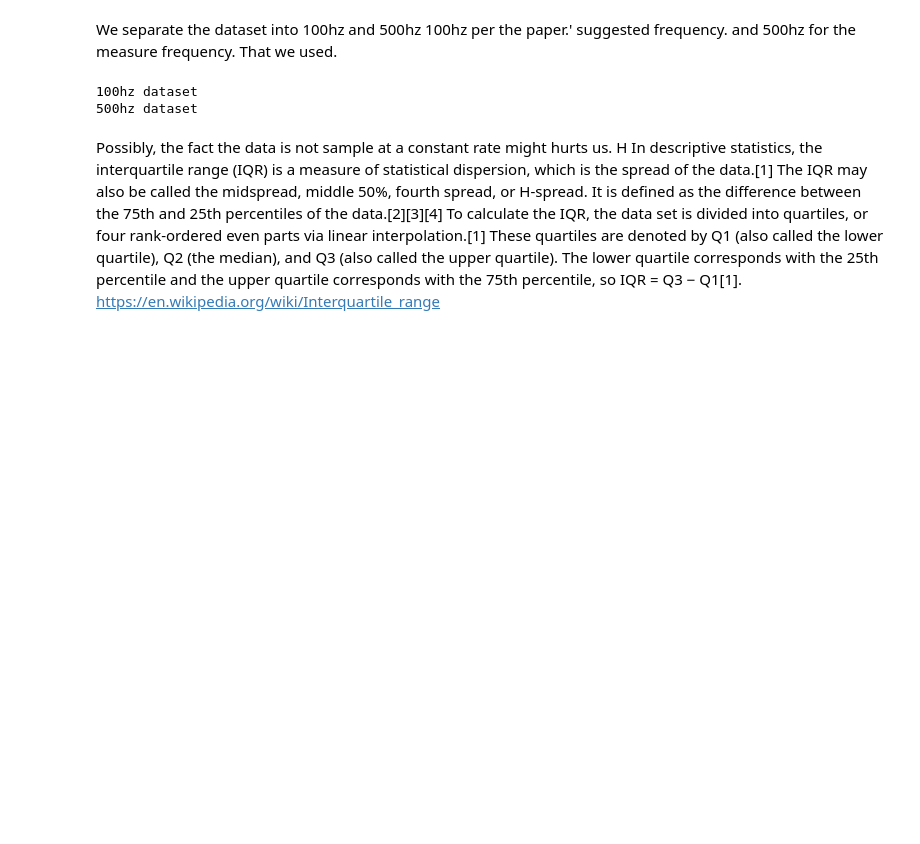
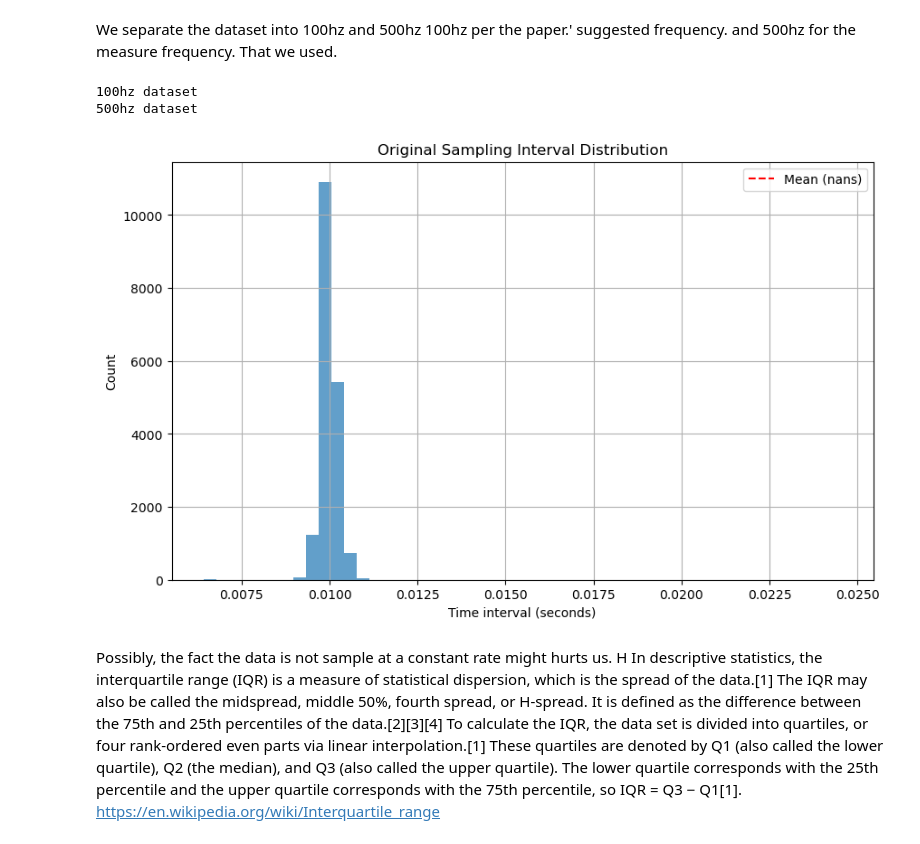
Before and after one commit to TheNewtonCapstone/newton-motor-modelling, a Jupyter notebook: training/mlp.ipynb, the cells around one changed output. Cells and saved outputs as stored; diff of their text form; code cells hidden in the pictures; blank space fills up the shorter version.

```diff
--- a/training/mlp.ipynb
+++ b/training/mlp.ipynb
@@ -72,6 +72,7 @@ class ActuatorDataset(Dataset):
         features = []
         targets = []
 
+
         for i in range(len(self.df) - self.history_steps + 1):
             window = self.df.iloc[i:i + self.history_steps]
             # Check if window is valid
@@ -80,8 +81,8 @@ class ActuatorDataset(Dataset):
             if np.any(abs(time_diffs - self.target_dt) > 0.002) :
                 continue
             # extract features and targets
-            pos_errors = window["position_error"].values
-            velocities = window["velocity"].values
+            pos_errors = window["position_error"].values[::-1]
+            velocities = window["velocity"].values[::-1]
             feature = np.concatenate([pos_errors, velocities])
             target = window["torque"].values[-1]
             features.append(feature)
@@ -92,6 +93,7 @@ class ActuatorDataset(Dataset):
         self.targets = np.array(targets)
         self.time = np.array(time)
         return self.features, self.targets, self.time
+
     def normalize_data(self) -> Tuple[np.ndarray, np.ndarray, np.ndarray]:
         """Normalize features"""
         pos_errors = self.features[:, :self.history_steps]
@@ -126,6 +128,13 @@ class ActuatorDataset(Dataset):
         self.targets = targets_norm
         print(f"Features shape: {self.features.shape}, Targets shape: {self.targets.shape}")
         return self.features, self.targets, self.time
+
+    def save_prepocessed_data(self, file_path: str) -> None:
+        headers = ["pos_error_t-0.000", "pos_error_t-0.010", "pos_error_t-0.020","velocity_t-0.000","velocity_t-0.010" ,"velocity_t-0.020","torque"]
+        processed_data: np.array = np.column_stack([self.features, self.targets])
+        df_processed_data = pd.DataFrame(processed_data)
+        df_processed_data.to_csv(file_path, index=False, header=headers, float_format='%.6f')
+
     def __len__(self):
         return len(self.features)
     def __getitem__(self, index : int)-> Tuple[np.ndarray, np.ndarray, np.ndarray]:
@@ -143,16 +152,18 @@ dataset_500 = ActuatorDataset("../data/data_full_200125_1914.csv", target_freq=5
 500hz dataset
 # %%
 # Display basic information about the time diff, to see if the data is sampled at a constant rate
-# dt_100 = dataset_100.get_df()["time"].diff().values
-# plt.figure(figsize=(10, 6))
-# plt.hist(dt_100, bins=50, alpha=0.7)
-# plt.axvline(np.mean(dt_100), color='r', linestyle='--', label=f'Mean ({np.mean(dt_100):.4f}s)')
-# plt.title('Original Sampling Interval Distribution')
-# plt.xlabel('Time interval (seconds)')
-# plt.ylabel('Count')
-# plt.grid(True)
-# plt.legend()
-# plt.show()
+dt_100 = dataset_100.get_df()["time"].diff().values
+plt.figure(figsize=(10, 6))
+plt.hist(dt_100, bins=50, alpha=0.7)
+plt.axvline(np.mean(dt_100), color='r', linestyle='--', label=f'Mean ({np.mean(dt_100):.4f}s)')
+plt.title('Original Sampling Interval Distribution')
+plt.xlabel('Time interval (seconds)')
+plt.ylabel('Count')
+plt.grid(True)
+plt.legend()
+plt.show()
+# %% [output]
+[figure, added]
 # %% [markdown]
 Possibly, the fact the data is not sample at a constant rate might hurts us. H
 In descriptive statistics, the interquartile range (IQR) is a measure of statistical dispersion, which is the spread of the data.[1] The IQR may also be called the midspread, middle 50%, fourth spread, or H‑spread. It is defined as the difference between the 75th and 25th percentiles of the data.[2][3][4] To calculate the IQR, the data set is divided into quartiles, or four rank-ordered even parts via linear interpolation.[1] These quartiles are denoted by Q1 (also called the lower quartile), Q2 (the median), and Q3 (also called the upper quartile). The lower quartile corresponds with the 25th percentile and the upper quartile corresponds with the 75th percentile, so IQR = Q3 −  Q1[1].
```
Also changed, not shown: parts of 18 cells of this notebook.
